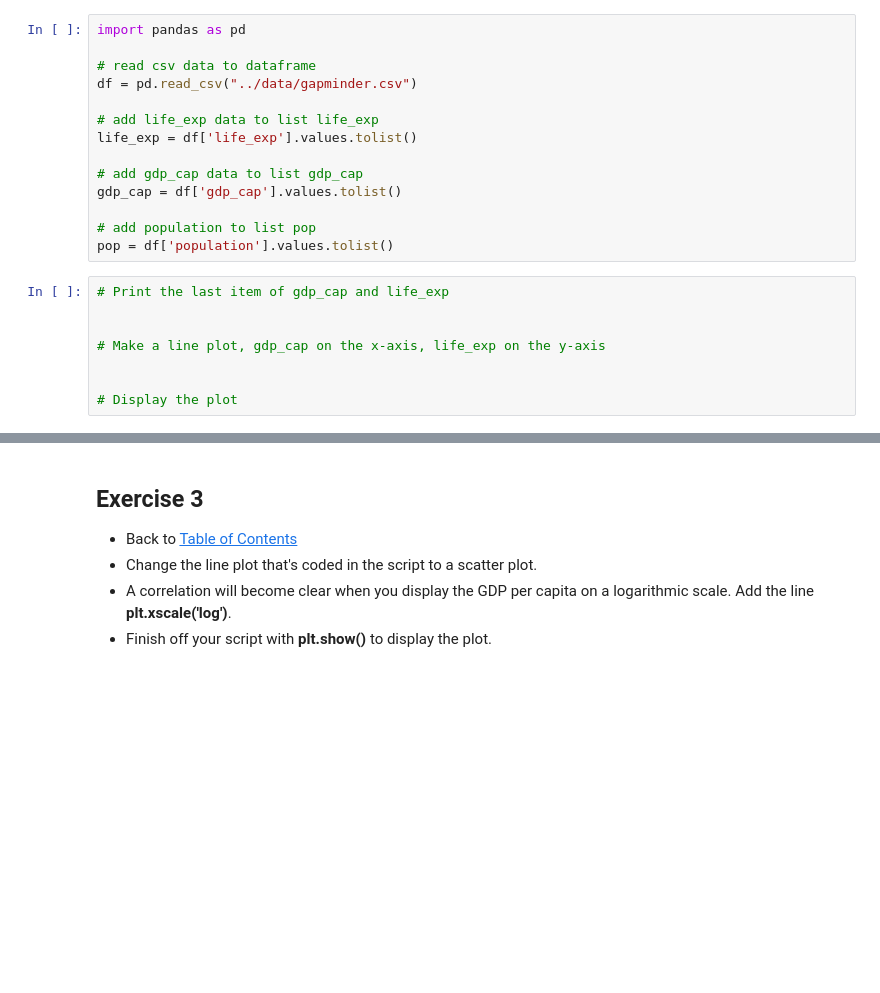
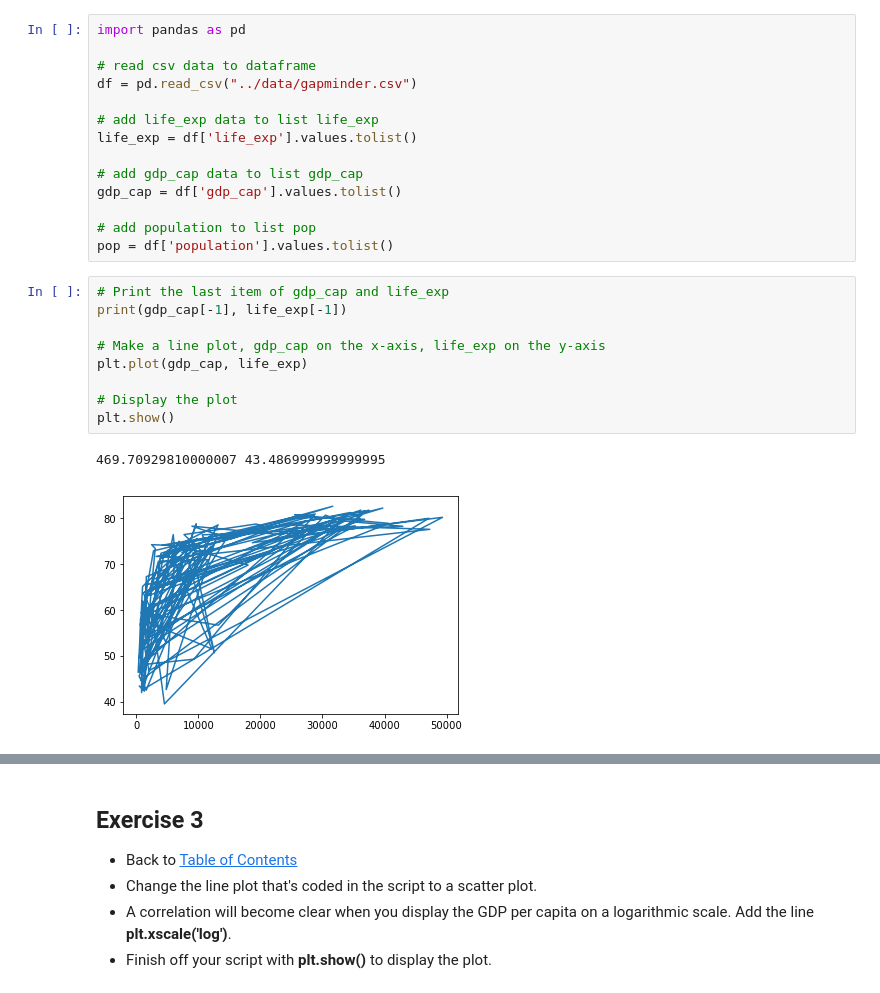
Before and after one commit to Illinoisgov/PUG, a Jupyter notebook: 1.0 Beginner/1.31-Matplotlib-Exercises.ipynb, the cells around one changed output, grey strips where cells are left out. Cells and saved outputs as stored; diff of their text form; blank space fills up the shorter version.

```diff
--- a/1.0 Beginner/1.31-Matplotlib-Exercises.ipynb
+++ b/1.0 Beginner/1.31-Matplotlib-Exercises.ipynb
@@ -69,12 +75,16 @@ gdp_cap = df['gdp_cap'].values.tolist()
 pop = df['population'].values.tolist()
 # %%
 # Print the last item of gdp_cap and life_exp
-
+print(gdp_cap[-1], life_exp[-1])
 
 # Make a line plot, gdp_cap on the x-axis, life_exp on the y-axis
-
+plt.plot(gdp_cap, life_exp)
 
 # Display the plot
+plt.show()
+# %% [output]
+469.70929810000007 43.486999999999995
+[figure, added]
 # %% [markdown]
 ### Expected output
 ![Expected output](../data/MatplotlibImages/1.11-exercise2.png)
```
Also changed, not shown: parts of 10 cells of this notebook.
